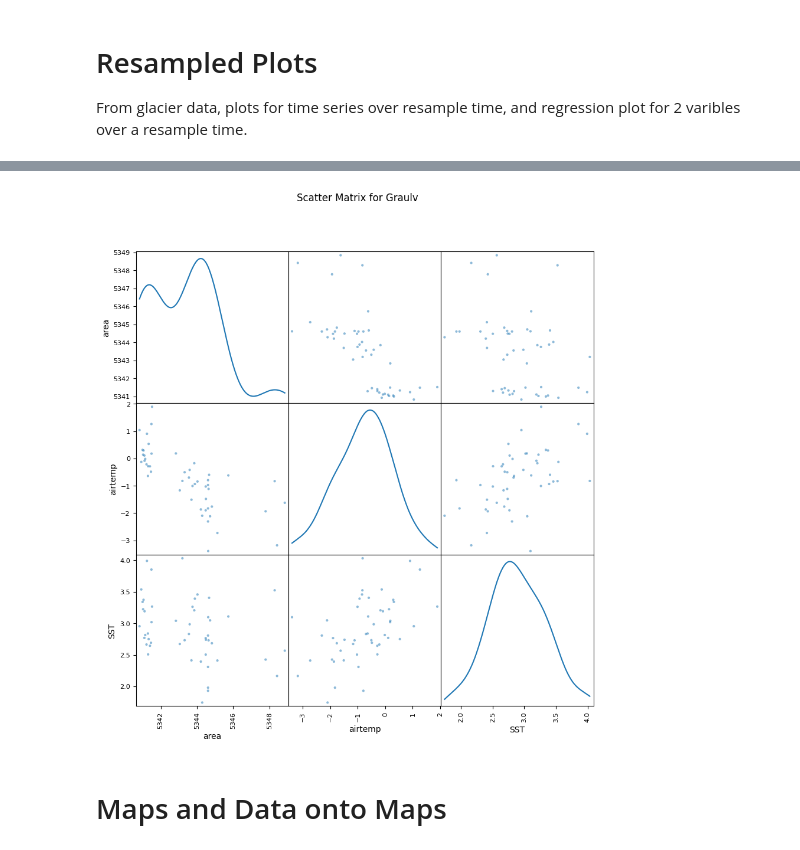
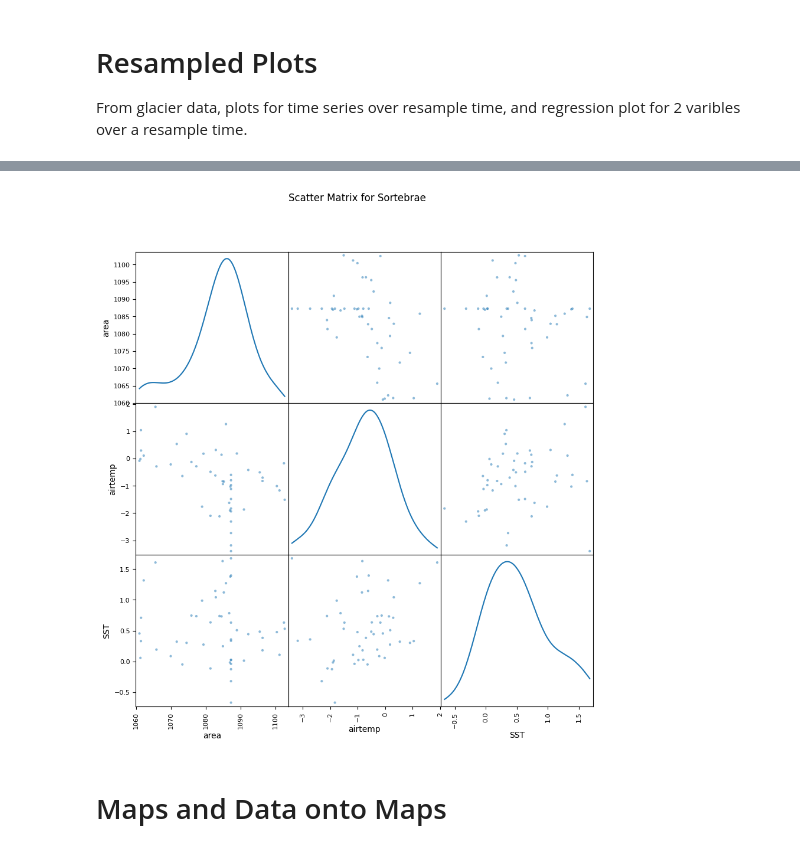
Before and after one commit to joelbarron06/ESDA2_Project, a Jupyter notebook: project_code.ipynb, the cells around one changed output, grey strips where cells are left out. Saved outputs shown, nothing was run; the diff lists cells and outputs as text; code cells hidden in the pictures.

```diff
--- a/project_code.ipynb
+++ b/project_code.ipynb
@@ -425,13 +425,13 @@ plt.show()
 # %%
-GLACIER = 'Graulv'
+GLACIER = 'Sortebrae'
 SAMPLE_TIME = 'YE' # Year: 'YE', 5-Year: '5YE'
 
 glacier_df = get_glacier_df(GLACIER, SAMPLE_TIME)
 
 pd.plotting.scatter_matrix(glacier_df, figsize=(10,10), diagonal='kde')
 plt.suptitle(f'Scatter Matrix for {GLACIER}')
 plt.show()
 # %% [output]
-[figure, old version]
+[figure, new version]
 # %% [markdown]
 # Maps and Data onto Maps
```
Also changed, not shown: parts of 6 cells of this notebook.
